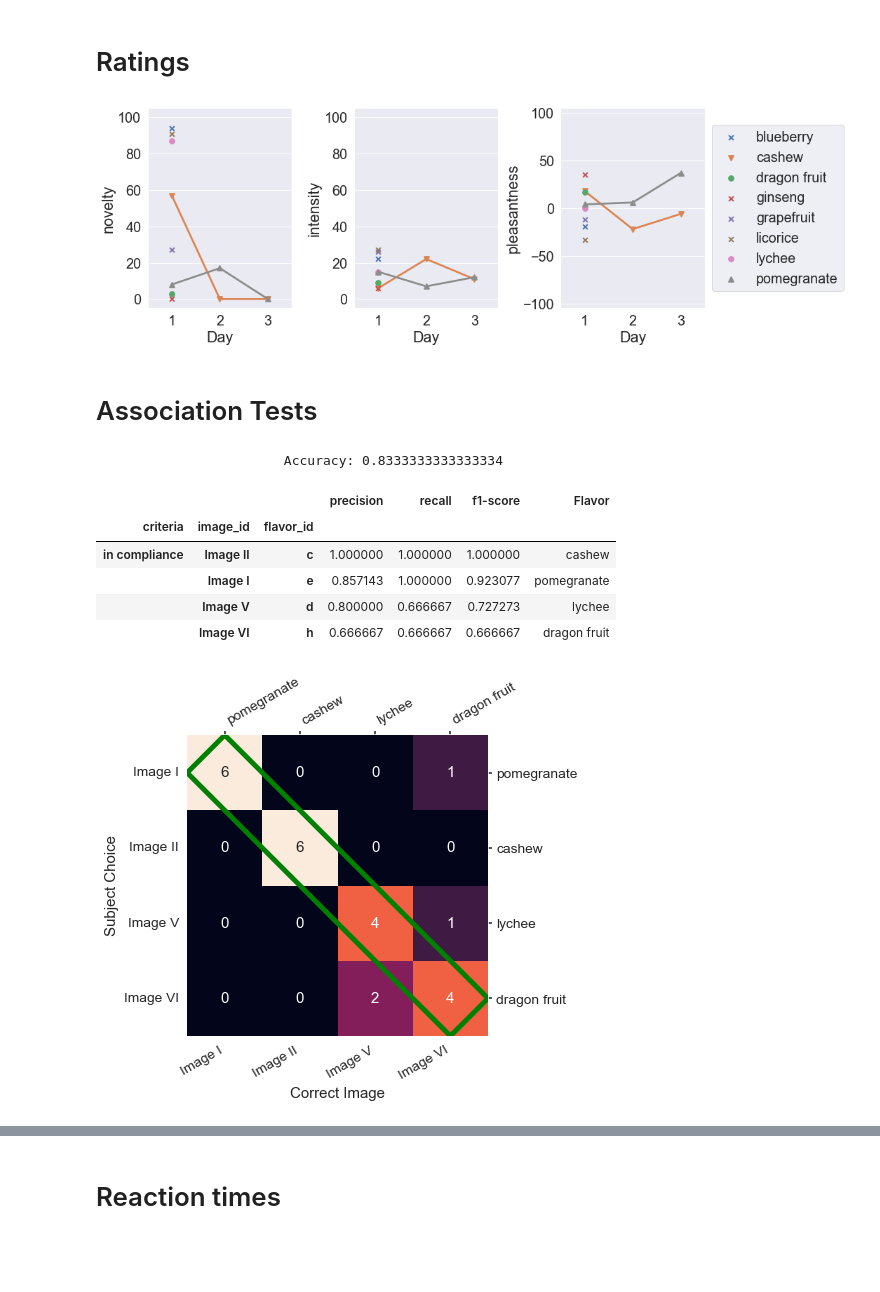
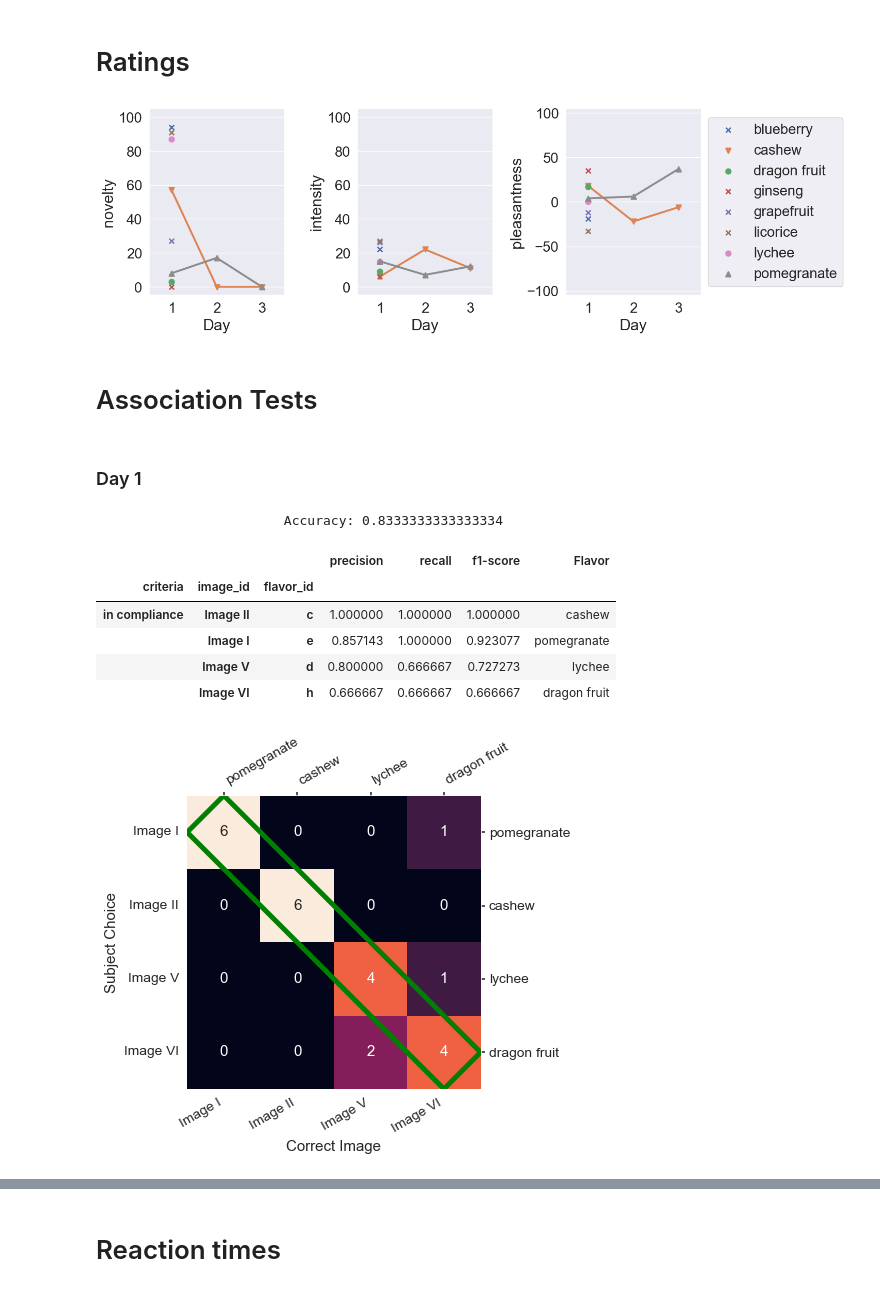
Before and after one commit to ffviana/nutreconDrive, a Jupyter notebook: 3. Analysis/subjectAnalysis.ipynb, the cells around one changed output, grey strips where cells are left out. Drawn from its saved outputs; the diff is of its cells as text; code cells hidden in the pictures; blank space fills up the shorter version.

```diff
--- a/3. Analysis/subjectAnalysis.ipynb
+++ b/3. Analysis/subjectAnalysis.ipynb
@@ -108,51 +140,65 @@ Running Code locally
 # %% [markdown]
 # Ratings
 # %%
+# ratings of novelty, intensity and pleasentness are taken at day 1 or 8 different flavors,
+# from the 8, only 2 are selected to perform the neuroeconomics task at days 2 and 3, according to rating based criteria:
+# A. flavours are not unpleasant
+# B. flavours that are moderately pleasant
+# C. flavours that are novel
 
+# search for the rating files from days 1, 2 and 3
+ratings_paths = glob('{}{}*{}*'.format(responses_dataPath, subject_code_responses, ratings_id))
 
-ratings_paths = glob('{}{}*{}*'.format(responses_dataPath, subject_code, ratings_id))
+# format marker size
+marker_scale = 1
 
-
-marker_scale = 1
 for ratings_path in ratings_paths:
+  # open ratings json file as a dataframe
   dayRating_df = pd.read_json(ratings_path)
+  # divide ratings path name in atributes for search of flavor presentation order files
   fpath, day, preOrder, timestamp =  ratings_path.split('_')
+  fpath = fpath.replace('responses', 'sequences')
+  fpath = fpath.replace(subject_code_responses, subject_code_sequences)
   order_path = glob('{}_{}{}*'.format(fpath.replace('responses', 'sequences'), day, orders_id))[0]
   dayOrder_df = pd.read_json(order_path).T
   dayOrder_df['Trial'] = np.arange(len(dayOrder_df)) + 1
   dayRating_df = dayRating_df.merge(dayOrder_df[[flavorName_colName, flavorID_colName, 'Trial']], left_on = 'Trial', right_on = 'Trial')
   if ratings_path == ratings_paths[0]:
     ratings_df = dayRating_df
   else:
     ratings_df = pd.concat([ratings_df, dayRating_df])
 
 sns.set_theme(font_scale = 1.8)
 fig, ax = plt.subplots(ncols = 3, figsize = [15,5])
 
 sns.pointplot(data = ratings_df, x = 'Day', y = novelty_colName, hue = flavorName_colName, hue_order = list(flavorCodes.keys()),
               markers = marker_order, scale=marker_scale, order = [1,2,3], ax = ax[0], legend = False)
 ax[0].set_ylim([-5,105]);
 ax[0].get_legend().remove();
 
 sns.pointplot(data = ratings_df, x = 'Day', y = intensity_colName, hue = flavorName_colName, hue_order = list(flavorCodes.keys()),
               markers = marker_order, scale=marker_scale, order = [1,2,3], ax = ax[1])
 ax[1].set_ylim([-5,105]);
 ax[1].get_legend().remove();
 
 sns.pointplot(data = ratings_df, x = 'Day', y = pleasanteness_colName, hue = flavorName_colName, hue_order = list(flavorCodes.keys()),
               markers = marker_order, scale=marker_scale, order = [1,2,3], ax = ax[2])
 ax[2].set_ylim([-105,105]);
 ax[2].legend(loc='center left', bbox_to_anchor=(1, 0.5))
 plt.tight_layout()
 
-fig.savefig(subject_figures_path_ + '/ratings.png')
+fig.savefig(subject_figures_path_responses + '/ratings.png')
 # %% [output]
-[figure, old version]
+[figure, new version]
 # %% [markdown]
 # Association Tests
+# %% [markdown]
+### Day 1
 # %%
 sns.set_theme(font_scale = 1)
 
+# set a minimum of correct responses
 min_correctResp = 4
-associationTest1_df, _ = loadResponses(sequences_dataPath, assoc1_order_fileID, subject_code)
-imageFlavor_df, _ = loadResponses(sequences_dataPath, learn_order_fileID, subject_code)
+
+associationTest1_df, _ = loadResponses(sequences_dataPath, assoc1_order_fileID, subject_code_sequences)
+imageFlavor_df, _ = loadResponses(sequences_dataPath, learn_order_fileID, subject_code_sequences)
@@ -160,9 +206,9 @@ flavorImage_code = {p[imageID_colName]:p[flavorName_colName] for p in imageFlavo
 atest_day1_sequence = [get_key(imageDecoder,p) for p in associationTest1_df.T['image_id'].tolist()]
-atest_day1_responses, _ = loadResponses(responses_dataPath, 'day1_atest', subject_code)
+atest_day1_responses, _ = loadResponses(responses_dataPath, 'day1_atest', subject_code_responses)
 
 fig, report = reportAndConfusionMatrix(atest_day1_sequence, atest_day1_responses['image_id'].tolist(), flavorImage_code)
 plt.tight_layout()
-fig.savefig(subject_figures_path_ + '/atest1.png', transparent=True)
+fig.savefig(subject_figures_path_responses + '/atest1.png', transparent=True)
 check_atest(report, flavorImage_code, min_correctResp)
 # %% [output]
                         Accuracy: 0.8333333333333334
@@ -172,4 +218,4 @@ check_atest(report, flavorImage_code, min_correctResp)
 |  | Image I | e | 0.857143 | 1.000000 | 0.923077 | pomegranate |
 |  | Image V | d | 0.800000 | 0.666667 | 0.727273 | lychee |
 |  | Image VI | h | 0.666667 | 0.666667 | 0.666667 | dragon fruit |
-[figure, old version]
+[figure, new version]
```
Also changed, not shown: parts of 26 cells of this notebook, 2 other files.
